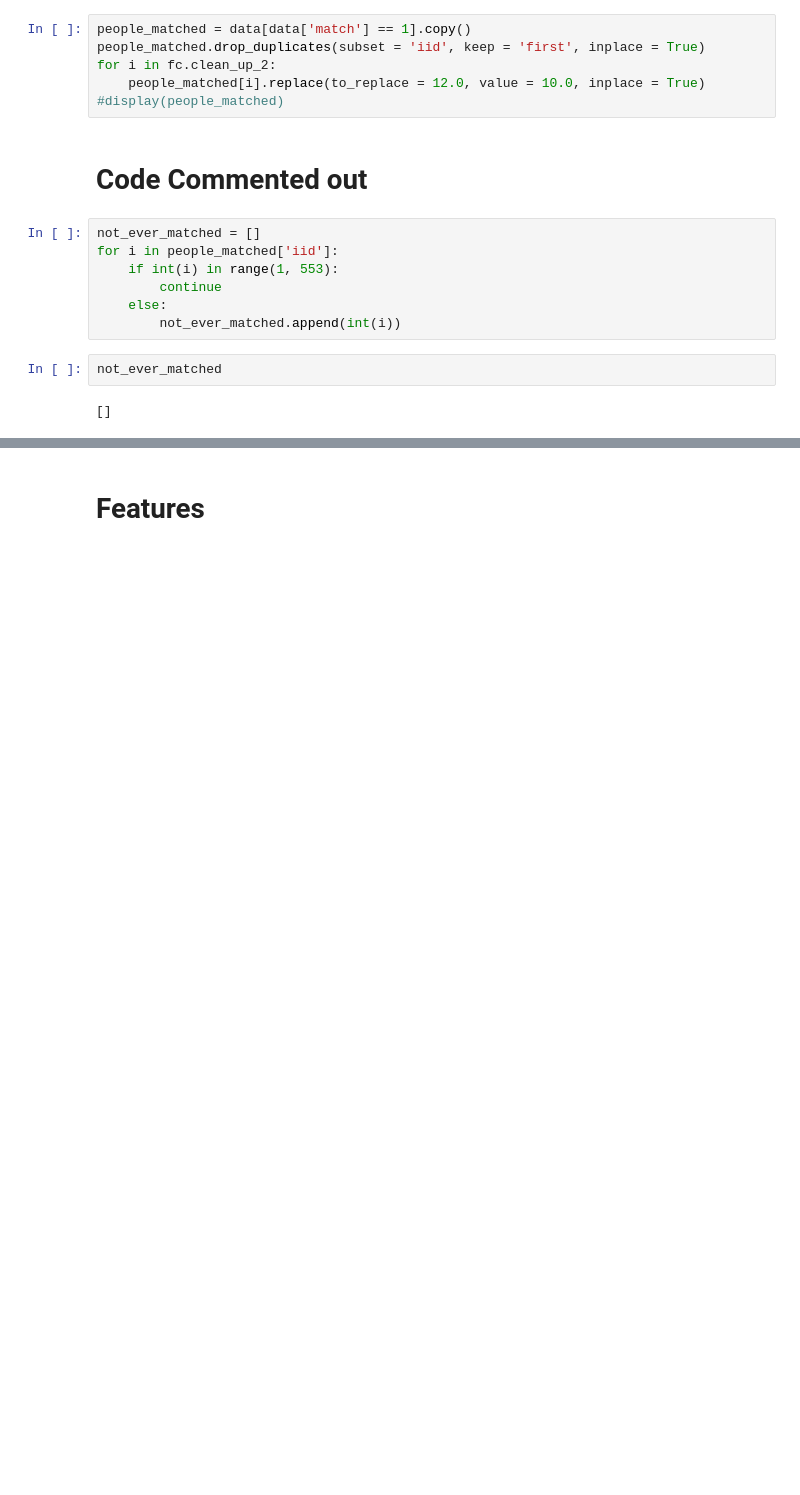
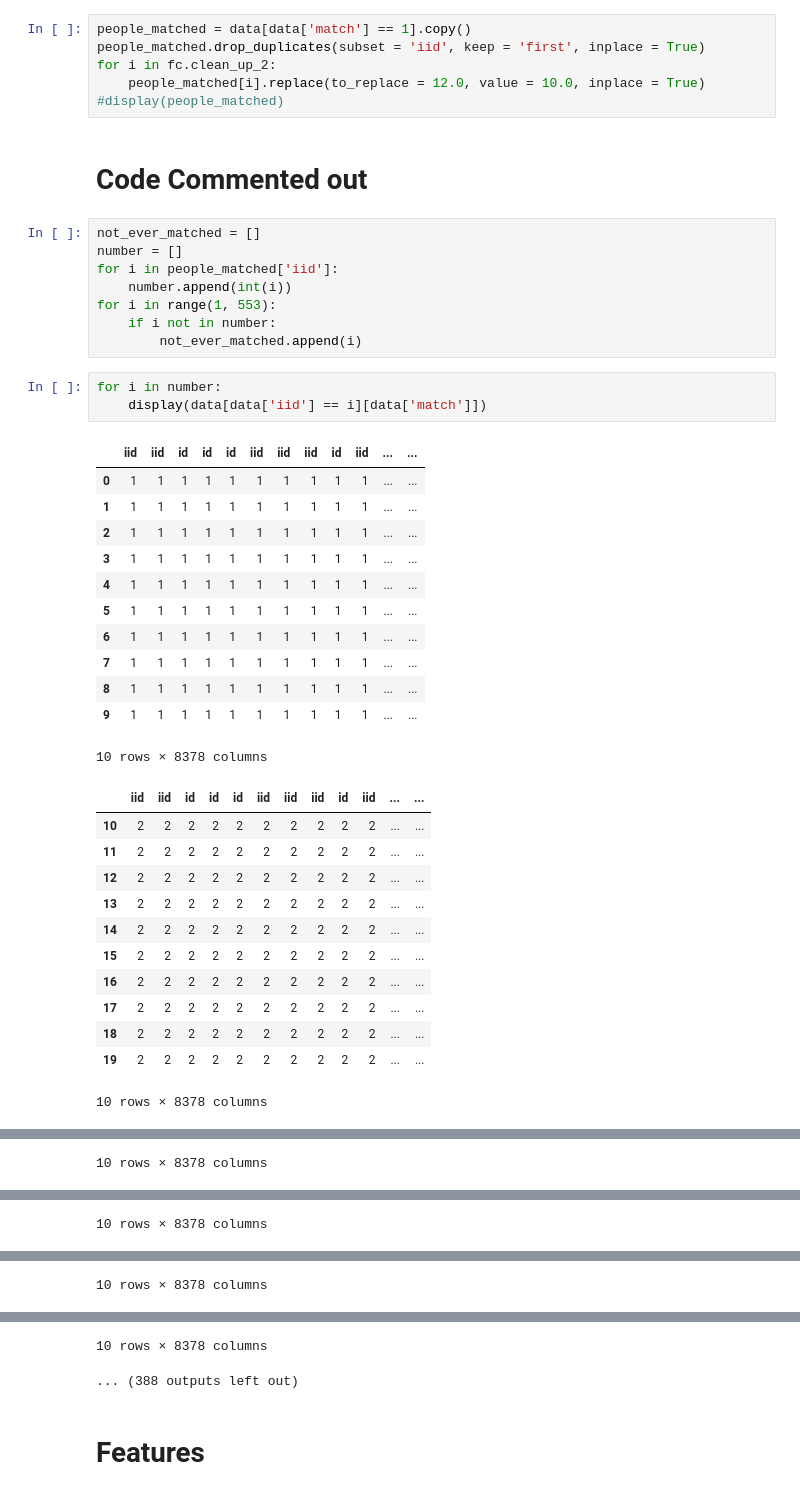
Before and after one commit to fiatveritas/Portfolio, a Jupyter notebook: Udacity_Project_5_Capstone/Love_At_First_Sight.ipynb, the cells around one changed output, grey strips where cells are left out. Cells and saved outputs as stored; diff of their text form; blank space fills up the shorter version.

Commit message:
feat: queried non-matches

```diff
--- a/Udacity_Project_5_Capstone/Love_At_First_Sight.ipynb
+++ b/Udacity_Project_5_Capstone/Love_At_First_Sight.ipynb
@@ -66,12 +66,37 @@ for i in fc.clean_up_2:
 <h1>Code Commented out</h1>
 # %%
 not_ever_matched = []
+number = []
 for i in people_matched['iid']:
-    if int(i) in range(1, 553):
-        continue
-    else:
-        not_ever_matched.append(int(i))
+    number.append(int(i))
+for i in range(1, 553):
+    if i not in number:
+        not_ever_matched.append(i)
-# %%
-not_ever_matched
-# %% [output]
-[]
+# %%
+for i in number:
+    display(data[data['iid'] == i][data['match']])
+# %% [output]
+|  | iid | iid | id | id | id | iid | iid | iid | id | iid | ... | ... |
+| 0 | 1 | 1 | 1 | 1 | 1 | 1 | 1 | 1 | 1 | 1 | ... | ... |
+| 1 | 1 | 1 | 1 | 1 | 1 | 1 | 1 | 1 | 1 | 1 | ... | ... |
+| 2 | 1 | 1 | 1 | 1 | 1 | 1 | 1 | 1 | 1 | 1 | ... | ... |
+| 3 | 1 | 1 | 1 | 1 | 1 | 1 | 1 | 1 | 1 | 1 | ... | ... |
+| 4 | 1 | 1 | 1 | 1 | 1 | 1 | 1 | 1 | 1 | 1 | ... | ... |
+| 5 | 1 | 1 | 1 | 1 | 1 | 1 | 1 | 1 | 1 | 1 | ... | ... |
+| 6 | 1 | 1 | 1 | 1 | 1 | 1 | 1 | 1 | 1 | 1 | ... | ... |
+| 7 | 1 | 1 | 1 | 1 | 1 | 1 | 1 | 1 | 1 | 1 | ... | ... |
+| 8 | 1 | 1 | 1 | 1 | 1 | 1 | 1 | 1 | 1 | 1 | ... | ... |
+| 9 | 1 | 1 | 1 | 1 | 1 | 1 | 1 | 1 | 1 | 1 | ... | ... |
+10 rows × 8378 columns
+|  | iid | iid | id | id | id | iid | iid | iid | id | iid | ... | ... |
+| 10 | 2 | 2 | 2 | 2 | 2 | 2 | 2 | 2 | 2 | 2 | ... | ... |
+| 11 | 2 | 2 | 2 | 2 | 2 | 2 | 2 | 2 | 2 | 2 | ... | ... |
+| 12 | 2 | 2 | 2 | 2 | 2 | 2 | 2 | 2 | 2 | 2 | ... | ... |
+| 13 | 2 | 2 | 2 | 2 | 2 | 2 | 2 | 2 | 2 | 2 | ... | ... |
+| 14 | 2 | 2 | 2 | 2 | 2 | 2 | 2 | 2 | 2 | 2 | ... | ... |
+| 15 | 2 | 2 | 2 | 2 | 2 | 2 | 2 | 2 | 2 | 2 | ... | ... |
+| 16 | 2 | 2 | 2 | 2 | 2 | 2 | 2 | 2 | 2 | 2 | ... | ... |
+| 17 | 2 | 2 | 2 | 2 | 2 | 2 | 2 | 2 | 2 | 2 | ... | ... |
+| 18 | 2 | 2 | 2 | 2 | 2 | 2 | 2 | 2 | 2 | 2 | ... | ... |
+| 19 | 2 | 2 | 2 | 2 | 2 | 2 | 2 | 2 | 2 | 2 | ... | ... |
+10 rows × 8378 columns
@@ -77,0 +114 @@ not_ever_matched
+10 rows × 8378 columns
@@ -77,0 +126 @@ not_ever_matched
+10 rows × 8378 columns
@@ -77,0 +138 @@ not_ever_matched
+10 rows × 8378 columns
@@ -78,3 +150,5 @@ not_ever_matched
+10 rows × 8378 columns
+... (388 outputs left out)
 # %% [markdown]
 <h1>Features</h1>
 # %%
```
Also changed, not shown: parts of 2 cells of this notebook.
